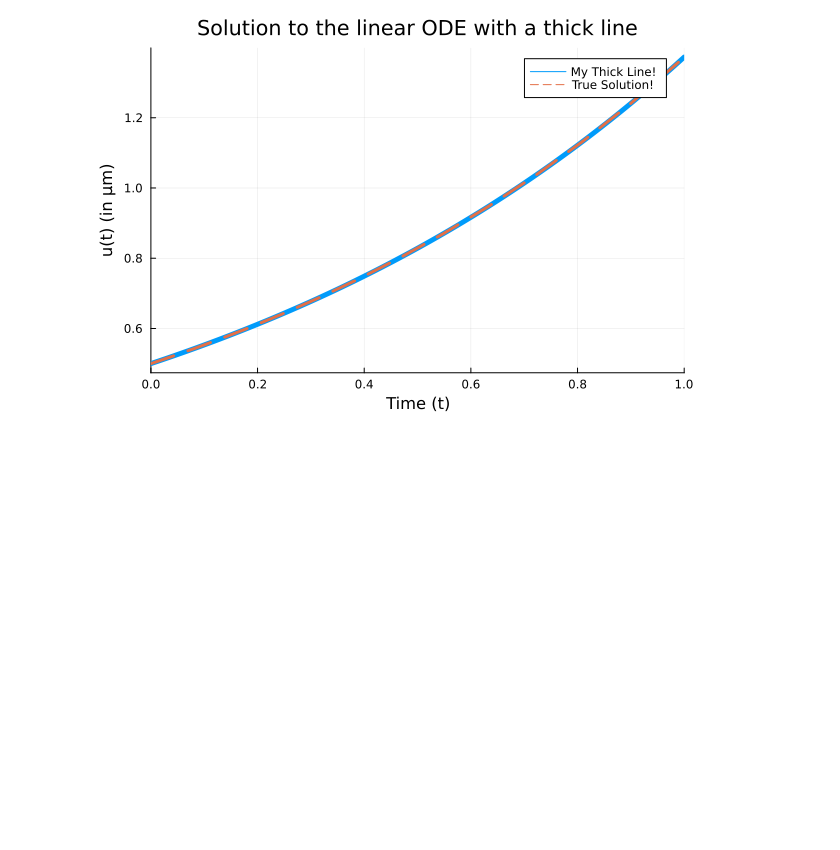
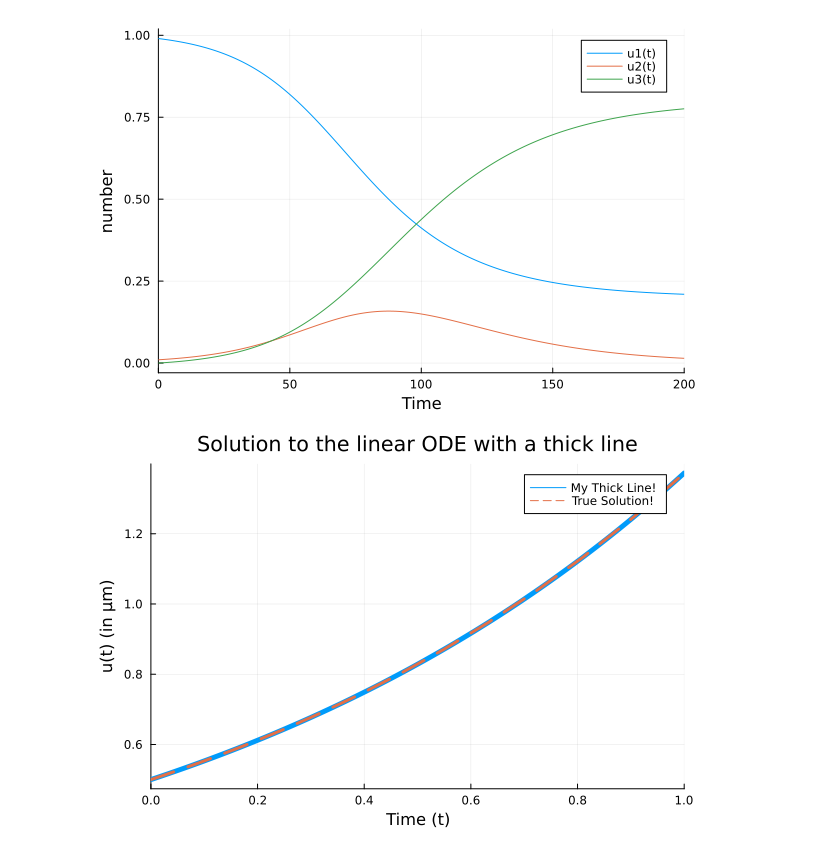
Before and after one commit to michaelajao/notebook, a Jupyter notebook: scripts/juliaExperiment.ipynb, the cells around one changed output. Saved outputs shown, nothing was run; the diff lists cells and outputs as text; code cells hidden in the pictures; blank space fills up the shorter version.

```diff
--- a/scripts/juliaExperiment.ipynb
+++ b/scripts/juliaExperiment.ipynb
@@ -6,0 +1,13 @@ end
+# %%
+function sir_ode2(du,u,p,t)
+    S,I,R = u
+    b,g = p
+    du[1] = -b*S*I
+    du[2] = b*S*I-g*I
+    du[3] = g*I
+end
+parms = [0.1,0.05]
+init = [0.99,0.01,0.0]
+tspan = (0.0,200.0)
+sir_prob2 = ODEProblem(sir_ode2,init,tspan,parms)
+sir_sol = solve(sir_prob2,saveat = 0.1)
@@ -7,3 +32,7 @@ end
+# %%
+plot(sir_sol, xlabel= "Time", ylabel= "number")
+# %% [output]
+[figure, added]
 # %%
 using DifferentialEquations
 f(u,p,t) = 1.01*u
```
Also changed, not shown: parts of 6 cells of this notebook.
